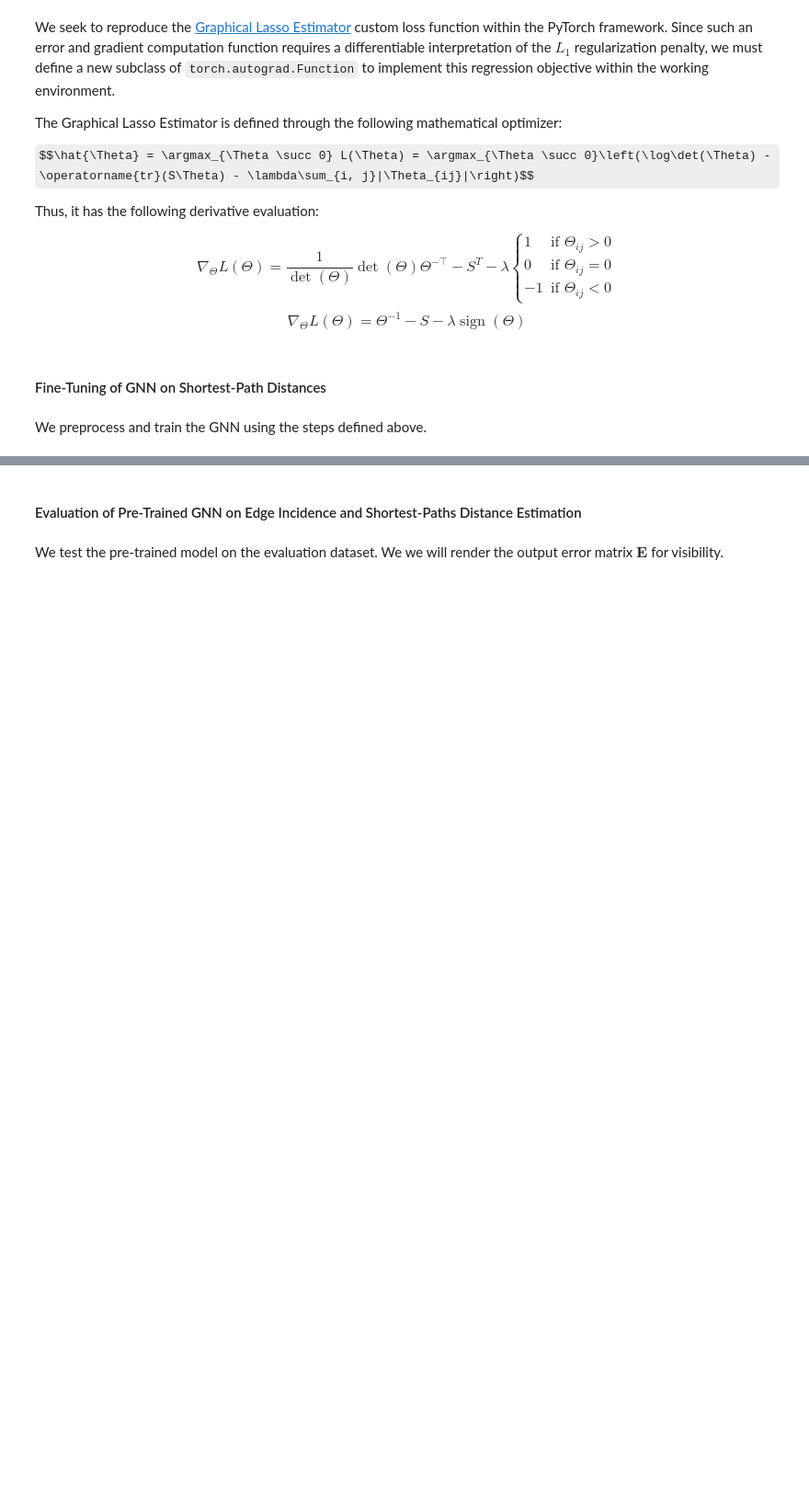
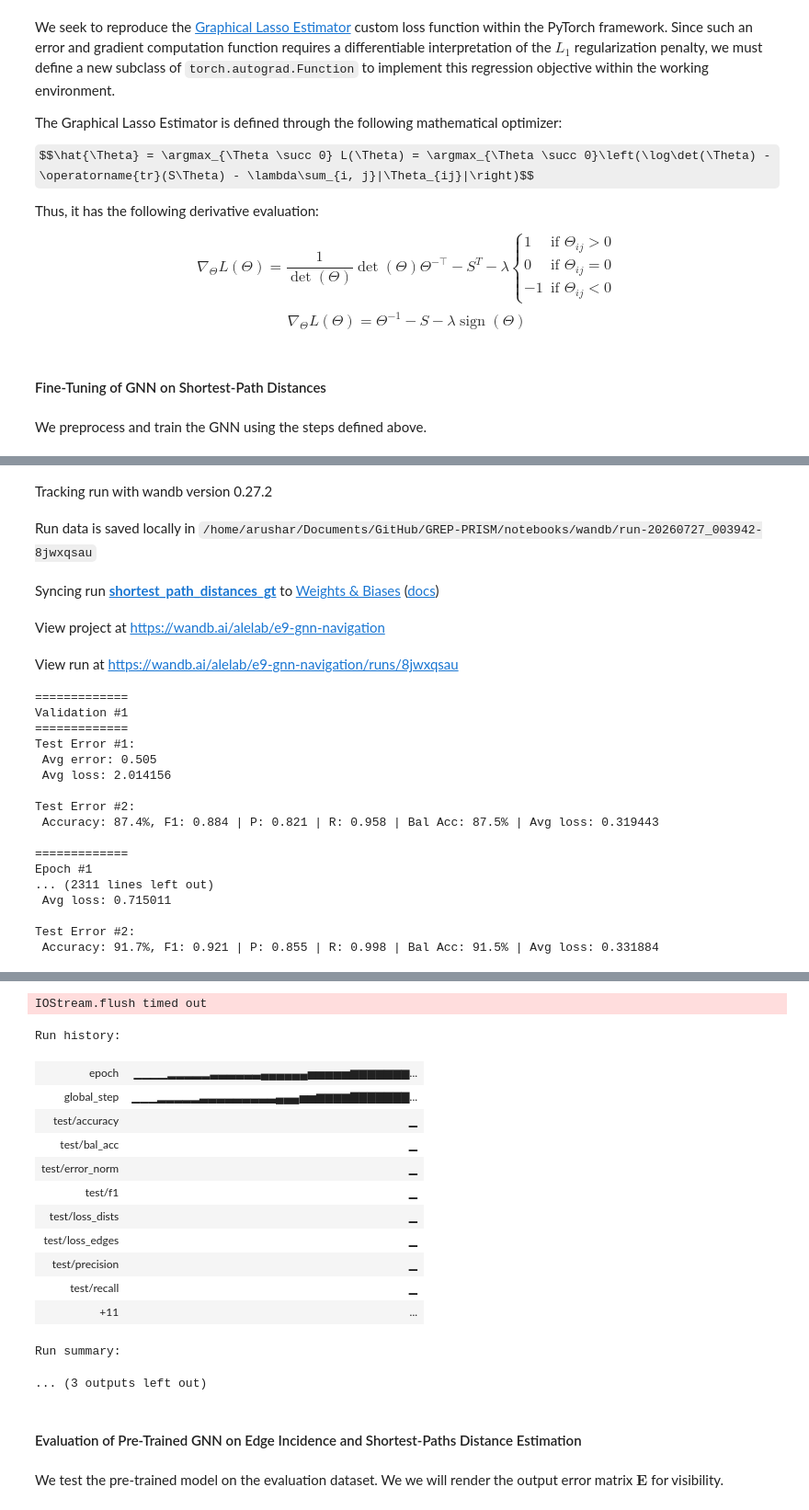
Before and after one commit to jotaporras/GREP, a Jupyter notebook: notebooks/e9_gnn_navigation.ipynb, the cells around one changed output, grey strips where cells are left out. Shown at 92% size. Saved outputs shown, nothing was run; the diff lists cells and outputs as text; code cells hidden in the pictures; some formulas as TeX source; blank space fills up the shorter version.

```diff
--- a/notebooks/e9_gnn_navigation.ipynb
+++ b/notebooks/e9_gnn_navigation.ipynb
@@ -616,10 +653,10 @@ if train_edges:
 # %%
 if train_edges:
-    torch.save(detector, '../outputs/e9_multistage_training/edge_detector.pt')
-    torch.save(detector.gnn.state_dict(), f'../outputs/e9_multistage_training/edge_detector_{model_type}.pt')
+    torch.save(detector, '../outputs/e9_multistage_training/suite5/edge_detector.pt')
+    torch.save(detector.gnn.state_dict(), f'../outputs/e9_multistage_training/suite5/edge_detector_{model_type}.pt')
 else:
-    detector = torch.load('../outputs/e9_multistage_training/special/edge_detector_final.pt', weights_only=False)
-    gnn.load_state_dict(torch.load(f'../outputs/e9_multistage_training/special/edge_detector_{model_type}_final.pt'))
+    detector = torch.load('../outputs/e9_multistage_training/suite5/edge_detector_final.pt', weights_only=False)
+    gnn.load_state_dict(torch.load(f'../outputs/e9_multistage_training/suite5/edge_detector_{model_type}_final.pt'))
 # %% [markdown]
 #### Evaluation of Pre-Trained GNN on Edge Incidence
 # %% [markdown]
@@ -801,7 +838,7 @@ batch_size = 4
 val_freq = 5
 epochs = 200
 es_patience = 5
-train_dists = False
+train_dists = True
 
 def test_loop_dists(dataloader, model, loss_fn, wandb_prefix=None, epoch=None):
     model['dists'].to(device).eval()
@@ -868,7 +905,7 @@ def test_loop_dists(dataloader, model, loss_fn, wandb_prefix=None, epoch=None):
         # Final test metrics: also surface as run-summary headline numbers.
         if wandb_prefix == 'test':
             wandb.run.summary.update({k: v for k, v in log.items() if k != 'epoch'})
-    return test_loss, error_norm
+    return test_loss['dists'], error_norm
 
 
 def train_loop_dists(train_dataloader, val_dataloader, test_dataloader, model,
@@ -877,8 +914,7 @@ def train_loop_dists(train_dataloader, val_dataloader, test_dataloader, model,
     model['dists'].to(device).train()
     model['edges'].to(device).train()
     val_loss: float = 0
-    best_val = {'dists': float('inf'), 'edges': float('inf')}
-    best_state, bad_runs, best_state = None, 0, {}
+    best_val, best_state, bad_runs = float('inf'), {}, 0
     # Log the full run config: GNN (model_hparams) + optimizer/scheduler/loss/batching.
     run = init_wandb('shortest_path_distances', {
         'batch_size': batch_size, 'epochs': epochs,
@@ -895,9 +931,8 @@ def train_loop_dists(train_dataloader, val_dataloader, test_dataloader, model,
             print(f"=============\nValidation #{i // val_freq + 1}\n=============")
             val_loss, _ = test_loop_dists(val_dataloader, model, loss_fn, wandb_prefix='val', epoch=i)
             if scheduler:
-                scheduler.step(val_loss['dists'])
-            if (val_loss['dists'] < best_val['edges'] - 1e-3
-                    or val_loss['edges'] < best_val['edges'] - 1e-3):
+                scheduler.step(val_loss)
+            if val_loss < best_val - 1e-3:
                 best_val, bad_runs = val_loss, 0
                 best_state['dists'] = copy.deepcopy(model['dists'].state_dict())
                 best_state['edges'] = copy.deepcopy(model['edges'].state_dict())
@@ -981,3 +1016,4 @@ if train_dists:
                     scheduler, batch_size=batch_size, epochs=epochs)
     del optimizer, scheduler
     gc.collect()
+# %% [output]
@@ -983,0 +1021,22 @@ if train_dists:
+Tracking run with wandb version 0.27.2
+Run data is saved locally in /home/arushar/Documents/GitHub/GREP-PRISM/notebooks/wandb/run-20260727_003942-8jwxqsau
+Syncing run shortest_path_distances_gt to Weights & Biases (docs)
+View project at https://wandb.ai/alelab/e9-gnn-navigation
+View run at https://wandb.ai/alelab/e9-gnn-navigation/runs/8jwxqsau
+=============
+Validation #1
+=============
+Test Error #1:
+ Avg error: 0.505
+ Avg loss: 2.014156
+
+Test Error #2:
+ Accuracy: 87.4%, F1: 0.884 | P: 0.821 | R: 0.958 | Bal Acc: 87.5% | Avg loss: 0.319443
+
+=============
+Epoch #1
+... (2311 lines left out)
+ Avg loss: 0.715011
+
+Test Error #2:
+ Accuracy: 91.7%, F1: 0.921 | P: 0.855 | R: 0.998 | Bal Acc: 91.5% | Avg loss: 0.331884
@@ -984,2 +1044,17 @@ if train_dists:
+IOStream.flush timed out
+Run history:
+| epoch | ▁▁▁▁▂▂▂▂▂▃▃▃▃▃▃▄▄▄▄▄▄▅▅▅▅▅▆▆▆▆▆▆▆... |
+| global_step | ▁▁▁▂▂▂▂▂▃▃▃▃▃▃▃▃▃▄▄▄▅▅▆▆▆▆▇▇▇▇▇▇▇... |
+| test/accuracy | ▁ |
+| test/bal_acc | ▁ |
+| test/error_norm | ▁ |
+| test/f1 | ▁ |
+| test/loss_dists | ▁ |
+| test/loss_edges | ▁ |
+| test/precision | ▁ |
+| test/recall | ▁ |
+| +11 | ... |
+Run summary:
+... (3 outputs left out)
 # %%
 if train_dists:
```
Also changed, not shown: parts of 30 cells of this notebook.
